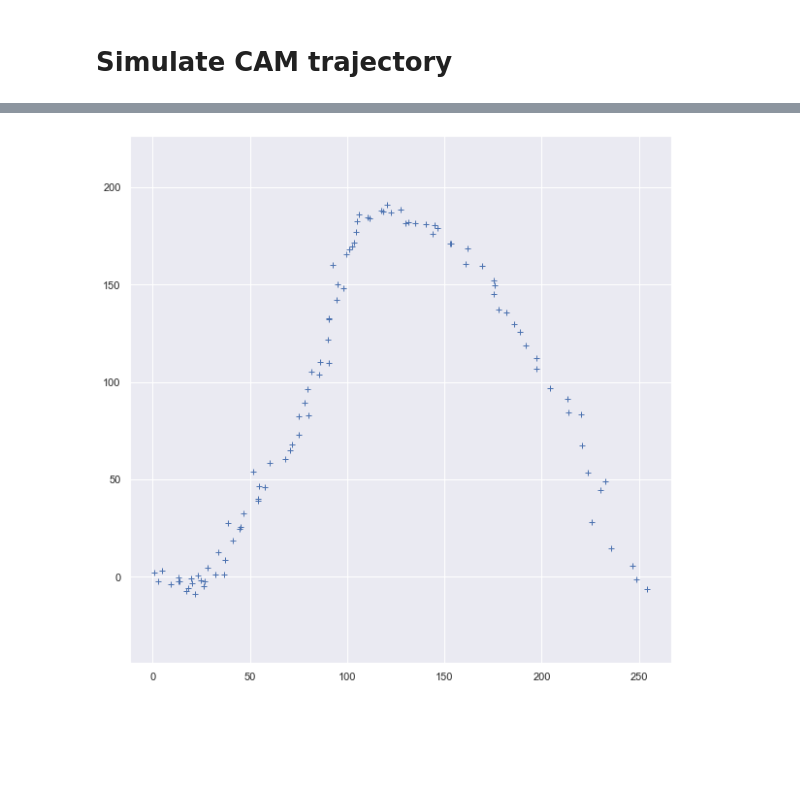
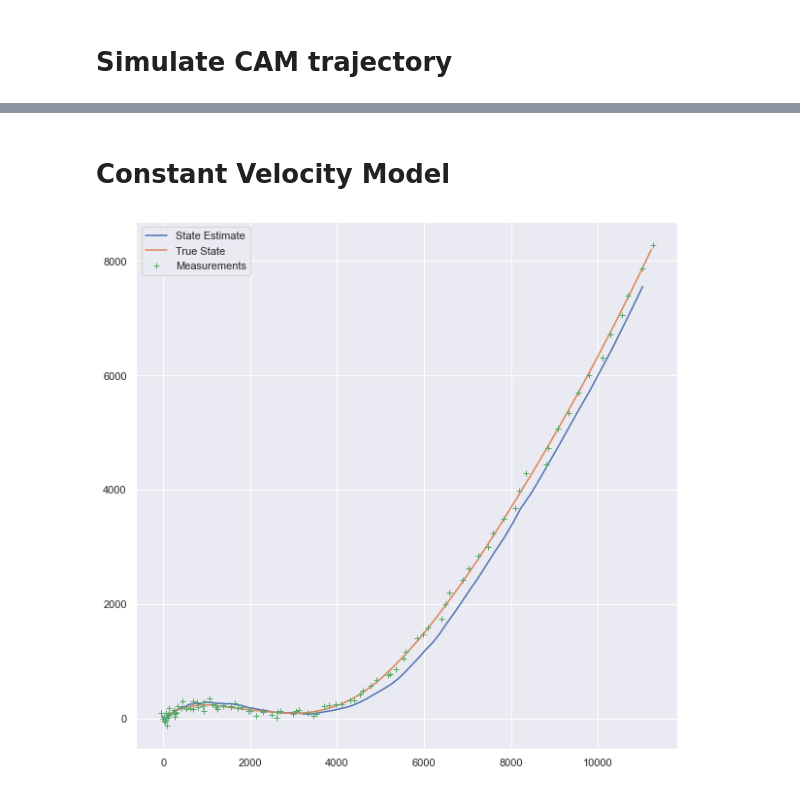
Before and after one commit to maiquang/maithanh-thesis-src, a Jupyter notebook: dp_test.ipynb, the cells around one changed output, grey strips where cells are left out. Saved outputs shown, nothing was run; the diff lists cells and outputs as text; code cells hidden in the pictures; blank space fills up the shorter version.

Commit message:
State estimation using RW, CVM, CAM

```diff
--- a/dp_test.ipynb
+++ b/dp_test.ipynb
@@ -19,0 +64,20 @@ The autoreload extension is already loaded. To reload it, use:
+# %%
+A = np.array([[1, 0],
+              [0, 1]])
+
+Q = q * np.array([[dt, 0],
+                  [0, dt]])
+
+H = np.array([[1, 0],
+              [0, 1]])
+
+R = r**2 * np.eye(2)
+# %%
+kf = KF(A=A, B=None, H=H, R=R, Q=Q)
+
+for yt in traj.Y.T:
+    kf.predict()
+    kf.update(yt)
+    kf.log()
+
+log_x = np.array(kf.log_x)
@@ -20,25 +94,35 @@ The autoreload extension is already loaded. To reload it, use:
+# %% [markdown]
+# Constant Velocity Model
 # %%
-q = .5
-dt = 1.
-r = 3.
 A = np.array([[1, 0, dt, 0],
               [0, 1, 0, dt],
               [0, 0, 1,  0],
               [0, 0, 0,  1]])
+
 Q = q * np.array([[dt**3/3, 0      , dt**2/2, 0      ],
                   [0,       dt**3/3, 0,       dt**2/2],
                   [dt**2/2, 0,       dt,      0      ],
                   [0,       dt**2/2, 0,       dt     ]])
+
 H = np.array([[1., 0, 0, 0],
               [0., 1, 0, 0]])
 R = r**2 * np.eye(2)
-init_state = np.array([0., 0., 1., -1., 0.5, 0.5])
-
-traj = trajectory(A, H, Q, R, init_state, random_state=810618, n=100)
+# %%
+kf = KF(A=A, B=None, H=H, R=R, Q=Q)
+
+for yt in traj.Y.T:
+    kf.predict()
+    kf.update(yt)
+    kf.log()
+
+log_x = np.array(kf.log_x)
 # %%
 plt.figure(figsize=(10, 10))
-plt.axis("equal")
-plt.plot(traj.Y[0,:], traj.Y[1,:], "+")
+plt.plot(log_x[:, 0], log_x[:, 1], label="State Estimate")
+plt.plot(traj.X[0, :], traj.X[1, :], label="True State")
+plt.plot(traj.Y[0, :], traj.Y[1, :], '+',label="Measurements")
+
+plt.legend()
 plt.show()
 # %% [output]
-[figure, old version]
+[figure, new version]
```
Also changed, not shown: parts of 10 cells of this notebook, 2 other files.
